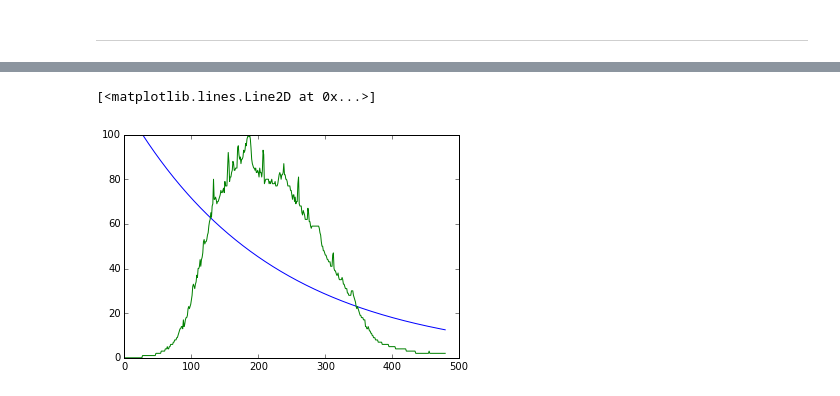
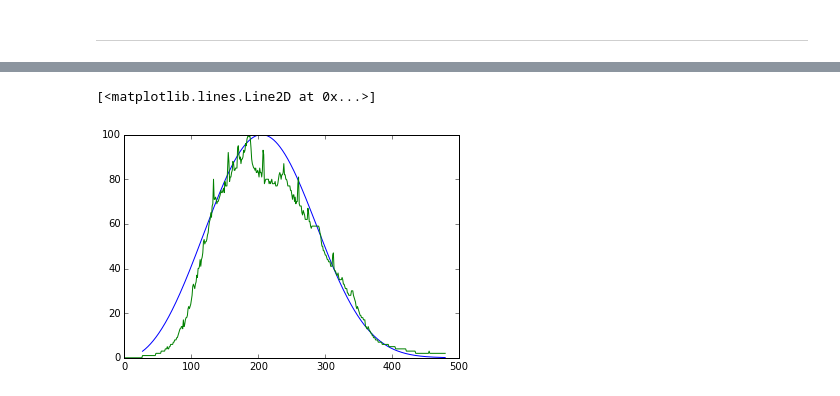
Before and after one commit to motjuste/patt-rex, a Jupyter notebook: task-1.3-wip.ipynb, the cells around one changed output, grey strips where cells are left out. Cells and saved outputs as stored; diff of their text form; code cells hidden in the pictures.

```diff
--- a/task-1.3-wip.ipynb
+++ b/task-1.3-wip.ipynb
@@ -114,0 +111,8 @@ nan nan
+# %%
+k = []
+a = []
+
+for v in np.linspace(1, 231, 1000):
+    k_, a_, _ = fit_weibull(dd, seed_k=1, seed_a=v)
+    k.append(k_)
+    a.append(a_)
@@ -114,0 +128,8 @@ nan nan
+# %%
+k = []
+a = []
+
+for v in np.linspace(1, 200, 1000):
+    k_, a_, _ = fit_weibull(dd, seed_k=v, seed_a=231)
+    k.append(k_)
+    a.append(a_)
@@ -140,7 +181,7 @@ plt.plot(dd, weib_pdf(dd, 2.0386235428321928, 178.82056826101942))
 # %%
-epf = exponweib.pdf(dd, 1, 1, k, a)
-plt.plot(dd, 100 * epf/epf.max())
+wpf = weib_pdf(dd, k, a)
+plt.plot(dd, 100 * wpf / wpf.max())
 plt.plot(data)
 # %% [output]
 [<matplotlib.lines.Line2D at 0x...>]
-[figure, old version]
+[figure, new version]
```
Also changed, not shown: parts of 17 cells of this notebook.
